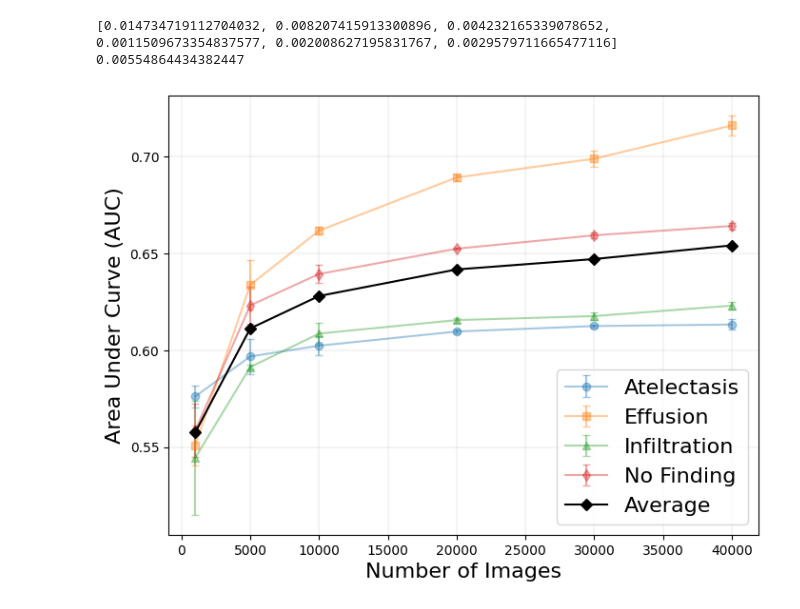
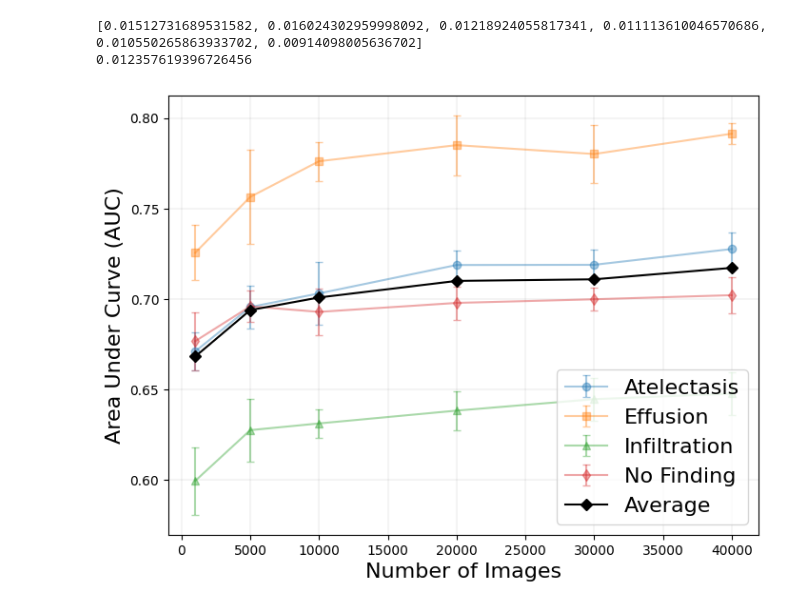
Before and after one commit to Naxsos/MedicaldeepLearning, a Jupyter notebook: Computational_Limitations/amountTest.ipynb, the cells around one changed output. Saved outputs shown, nothing was run; the diff lists cells and outputs as text; code cells hidden in the pictures.

```diff
--- a/Computational_Limitations/amountTest.ipynb
+++ b/Computational_Limitations/amountTest.ipynb
@@ -267,6 +476,15 @@ Epoch 7/100
 0.6273832550428295
 0.6726420109873632
 {1000: ([0.5721266975811832, 0.5560206693659023, 0.5626609994096458, 0.5662762208691129], 0, 0), 5000: ([0.5909622222450608, 0.6424883864674352, 0.5918955752282395, 0.6298333476334197], 0, 0), 10000:  ...
+# %%
+# Fixed normalize image
+
+
+evaluations11 = {1000: ([0.6830071946578448, 0.7261172943785704, 0.6000307570126673, 0.6752040589116775], 0, 0), 5000: ([0.7049029257301231, 0.7777281530391658, 0.6227892485675411, 0.6978763998995426], 0, 0), 10000: ([0.7104698145225916, 0.7834703457219989, 0.6244056262975911, 0.694786292954141], 0, 0), 20000: ([0.7177856700050378, 0.7972485046301556, 0.6241148939920895, 0.6956901071130706], 0, 0), 30000: ([0.7091774941892501, 0.7945847042029824, 0.6403856928329402, 0.7067685809173356], 0, 0), 40000: ([0.7278121244599983, 0.7930063863784174, 0.6440166650463237, 0.7054722805319089], 0, 0)}
+evaluations12 = {1000: ([0.6590524623219987, 0.7058752065293801, 0.6073709160954318, 0.649958046976561], 0, 0), 5000: ([0.6741172387924361, 0.7103961352289111, 0.6495246636656637, 0.6843231582702006], 0, 0), 10000: ([0.6731891411187141, 0.7734504006910035, 0.6228449288604281, 0.6714535335958413], 0, 0), 20000: ([0.7040603654540945, 0.7532073396899388, 0.6472513019792999, 0.6880536350761972], 0, 0), 30000: ([0.7141186034542247, 0.7770712768867465, 0.6390861801097037, 0.6906785673254635], 0, 0), 40000: ([0.7220350016004392, 0.7884677022417752, 0.6533578655990633, 0.6987477876419608], 0, 0)}
+evaluations13 = {1000: ([0.6624251901213636, 0.746404556047653, 0.6171179995888564, 0.6943882670422584], 0, 0), 5000: ([0.7058670755609663, 0.7753940076579886, 0.6333044195734636, 0.710098375604335], 0, 0), 10000: ([0.7261740944203255, 0.789549492997618, 0.6330543185957443, 0.7086367712916465], 0, 0), 20000: ([0.7266058667105644, 0.7845091017482956, 0.6428962557666036, 0.6980333673966999], 0, 0), 30000: ([0.7266640856810667, 0.7539797730491185, 0.6680186158961722, 0.7050747585064318], 0, 0), 40000: ([0.740720342577162, 0.7984330862559137, 0.6633487527023518, 0.7123237106511], 0, 0)}
+evaluations14 = {1000: ([0.6837128771755674, 0.7377076603873298, 0.6087480584536583, 0.6922435024211322], 0, 0), 5000: ([0.6916581001383082, 0.7746740810317851, 0.5970239653364455, 0.6898735029375439], 0, 0), 10000: ([0.7027305882073676, 0.776500919271314, 0.6303799522911486, 0.7021429117883421], 0, 0), 20000: ([0.7251719279528669, 0.7948853335189816, 0.6268105150500632, 0.6921914319446107], 0, 0), 30000: ([0.713914746220616, 0.7986087109946098, 0.6365863311587205, 0.7025879631468961], 0, 0), 40000: ([0.7330841492156447, 0.7952387564917485, 0.6499501137041692, 0.7090982979663648], 0, 0)}
+evaluations15 = {1000: ([0.666624441134295, 0.7115187393615161, 0.5635743242279774, 0.6713623996268456], 0, 0), 5000: ([0.7009481438575484, 0.7438561542433801, 0.6344837587719397, 0.6973042908800025], 0, 0), 10000: ([0.7026599991225932, 0.7576780380232342, 0.6449706461033765, 0.6870987274680375], 0, 0), 20000: ([0.7200988375058173, 0.7953362472319, 0.6500267367341264, 0.7149332332298882], 0, 0), 30000: ([0.7303804843009757, 0.7763992488797354, 0.6386720063186692, 0.6938529227592186], 0, 0), 40000: ([0.7143308297403692, 0.7816704303772417, 0.627404891891763, 0.6846890359304459], 0, 0)}
 # %%
 # resnet 4, evaluations on same images
 
@@ -278,23 +496,17 @@ evaluations5 = {1000: ([0.5722433619590344, 0.5601782437628127, 0.56761612804866
 #resnet 6, as well
 evaluations6 = {1000: ([0.5721266975811832, 0.5560206693659023, 0.5626609994096458, 0.5662762208691129], 0, 0), 5000: ([0.5909622222450608, 0.6424883864674352, 0.5918955752282395, 0.6298333476334197], 0, 0), 10000: ([0.6011053158605603, 0.6627050937092187, 0.6063134662960087, 0.6376975924511928], 0, 0), 20000: ([0.6081676546645143, 0.6892624542718719, 0.6161844289734153, 0.6520885762780548], 0, 0), 30000: ([0.6131543004404307, 0.6931596641396323, 0.6161985138567584, 0.6579388046209267], 0, 0), 40000: ([0.6139206402819699, 0.7128259357516497, 0.6202504800910044, 0.6619719544524753], 0, 0)}
 # %%
-evaluations4 = {1000: ([0.5841490574218194, 0.5365978195779263, 0.5030567938793096, 0.5394470456713522], 0, 0), 5000: ([0.609868183787244, 0.6156259753266651, 0.589571216753318, 0.6098933366142533], 0, 0), 10000: ([0.6090849664002214, 0.6635231077819824, 0.6161661234664131, 0.6457216188456288], 0, 0), 20000: ([0.6109117641386872, 0.6871840742526674, 0.613840154627441, 0.6522705421909071], 0, 0), 30000: ([0.6116947607803203, 0.7025573175278497, 0.620497867076452, 0.6610828570452411], 0, 0), 40000: ([0.6097009621489003, 0.7119941288318201, 0.6252678315155984, 0.6647433114458209], 0, 0), 50000: ([0.5319275796202232, 0.4854422895418919, 0.5001905339464547, 0.5042448470428692], 0, 0)}
-
-# resnet5, as well
-evaluations5 = {1000: ([0.5722433619590344, 0.5601782437628127, 0.5676161280486687, 0.5702700616400442], 0, 0), 5000: ([0.589633439750994, 0.6433645919551633, 0.5925845345795391, 0.6299375163009063], 0, 0), 10000: ([0.597012619746545, 0.6591905965184912, 0.6034838782473867, 0.6348572768028906], 0, 0), 20000: ([0.6100367921465821, 0.6914004009778256, 0.6168105099967441, 0.6531414848733504], 0, 0), 30000: ([0.6127876855747237, 0.7011217799314934, 0.6163565320354832, 0.6592267611112853], 0, 0), 40000: ([0.616378551563905, 0.723599283326448, 0.6237336637805956, 0.6660194084585178], 0, 0)}
-
-evaluations6 = {1000: ([0.5721266975811832, 0.5560206693659023, 0.5626609994096458, 0.5662762208691129], 0, 0), 5000: ([0.5909622222450608, 0.6424883864674352, 0.5918955752282395, 0.6298333476334197], 0, 0), 10000: ([0.6011053158605603, 0.6627050937092187, 0.6063134662960087, 0.6376975924511928], 0, 0), 20000: ([0.6081676546645143, 0.6892624542718719, 0.6161844289734153, 0.6520885762780548], 0, 0), 30000: ([0.6131543004404307, 0.6931596641396323, 0.6161985138567584, 0.6579388046209267], 0, 0), 40000: ([0.6139206402819699, 0.7128259357516497, 0.6202504800910044, 0.6619719544524753], 0, 0)}
-
-
 evaluations = {
     key: [
-        evaluations4.get(key, (None, None, None)),
-        evaluations5.get(key, (None, None, None)),
-        evaluations6.get(key, (None, None, None))
+        evaluations11.get(key, (None, None, None)),
+        evaluations12.get(key, (None, None, None)),
+        evaluations13.get(key, (None, None, None)),
+        evaluations14.get(key, (None, None, None)),
+        evaluations15.get(key, (None, None, None))
     ]
-    for key in sorted(set(evaluations4) | set(evaluations5) | set(evaluations6))
+    for key in sorted(set(evaluations11) | set(evaluations12) | set(evaluations13) | set(evaluations14) | set(evaluations15))
 }
-evaluations.pop(50000)
+# evaluations.pop(50000)
 
 ###############
 
@@ -355,37 +567,37 @@ print(average_stds_per_epoch)
 overall_average_std = np.mean(average_stds_per_epoch)
 print(overall_average_std)
 
 
 x_values = evaluations.keys()
 
 font_size = 16
 
 alpha = 0.4
 
 plt.errorbar(x_values, aucs_at_means, yerr=aucs_at_stds, label='Atelectasis', fmt='-o', capsize=3, alpha=alpha)
 plt.errorbar(x_values, aucs_ef_means, yerr=aucs_ef_stds, label='Effusion', fmt='-s', capsize=3, alpha=alpha)
 plt.errorbar(x_values, aucs_in_means, yerr=aucs_in_stds, label='Infiltration', fmt='-^', capsize=3, alpha=alpha)
 plt.errorbar(x_values, aucs_nf_means, yerr=aucs_nf_stds, label='No Finding', fmt='-d', capsize=3, alpha=alpha)
 plt.errorbar(x_values, aucs_All_means, label='Average', marker='D', color='black')
 
 # plt.plot(x_values, aucs_at_means, label='Atelectasis')
 # plt.plot(x_values, aucs_ef_means, label='Effusion')
 # plt.plot(x_values, aucs_in_means, label='Infiltration')
 # plt.plot(x_values, aucs_nf_means, label='No Finding')
 # plt.plot(x_values, aucs_All_means, color='black', label='Average')
 
 plt.ylabel("Area Under Curve (AUC)", fontsize=font_size)
 plt.xlabel("Number of Images", fontsize=font_size)
 plt.grid(color='grey', linestyle='-', linewidth=0.25, alpha=0.5)
 plt.legend(fontsize=font_size, loc="lower right")
 
-# plt.savefig("evalsNew/amountImagesTest_10000samples_5runs.pdf", bbox_inches='tight', pad_inches=0)
+plt.savefig("evalsNewNew/amount_10000samples_20epochs_5runs.pdf", bbox_inches='tight', pad_inches=0)
 
 plt.show()
 # %% [output]
-[0.014734719112704032, 0.008207415913300896, 0.004232165339078652, 0.0011509673354837577, 0.002008627195831767, 0.0029579711665477116]
-0.00554864434382447
+[0.01512731689531582, 0.016024302959998092, 0.01218924055817341, 0.011113610046570686, 0.010550265863933702, 0.00914098005636702]
+0.012357619396726456
-[figure, old version]
+[figure, new version]
 # %%
 # resnet 2, evaluations performed on same images
 evaluations[1000] = [0.5951705342080308, 0.5952834163730929, 0.5491585549328315, 0.5837986844451944]
```
Also changed, not shown: parts of 7 cells of this notebook, 9 other files.
